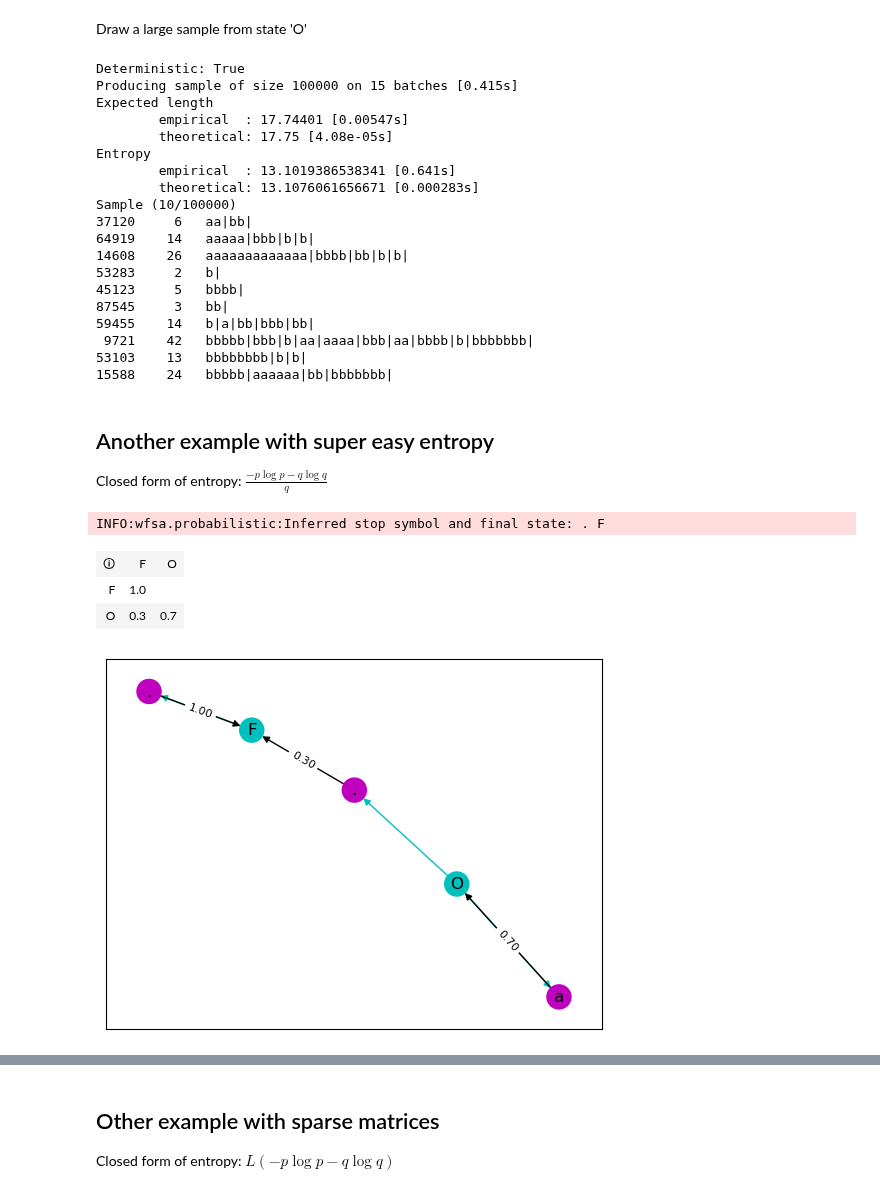
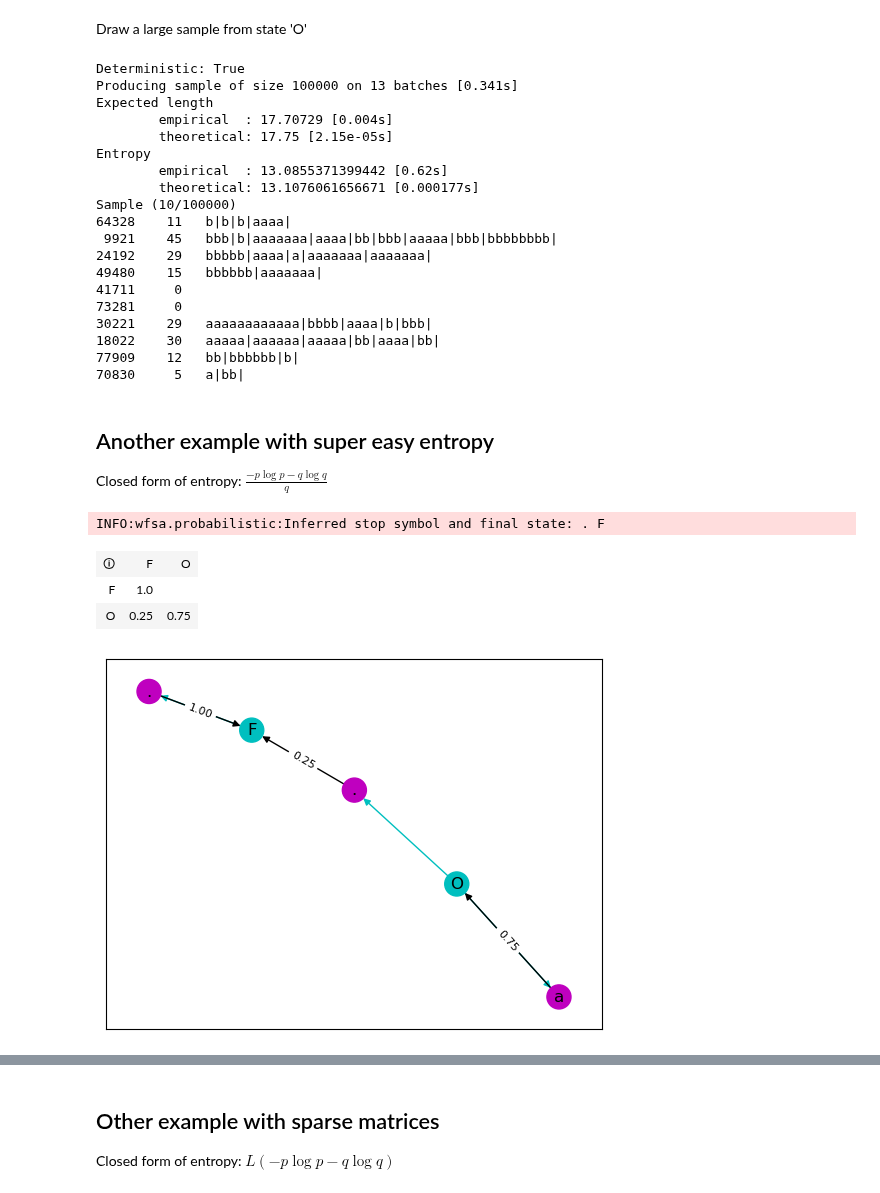
Before and after one commit to jmandreoli/WFSA, a Jupyter notebook: demo.ipynb, the cells around one changed output, grey strips where cells are left out. Saved outputs shown, nothing was run; the diff lists cells and outputs as text; code cells hidden in the pictures.

```diff
--- a/demo.ipynb
+++ b/demo.ipynb
@@ -74,44 +73,44 @@ INFO:wfsa.probabilistic:Inferred stop symbol and final state: . F
 # %% [markdown]
 Draw a large sample from state 'O'
 # %%
-sample = test(X,100000,start='O')
+test(X,100000,start='O')
 # %% [output]
 Deterministic: True
-Producing sample of size 100000 on 15 batches [0.415s]
+Producing sample of size 100000 on 13 batches [0.341s]
 Expected length
-        empirical  : 17.74401 [0.00547s]
-        theoretical: 17.75 [4.08e-05s]
+        empirical  : 17.70729 [0.004s]
+        theoretical: 17.75 [2.15e-05s]
 Entropy
-        empirical  : 13.1019386538341 [0.641s]
-        theoretical: 13.1076061656671 [0.000283s]
+        empirical  : 13.0855371399442 [0.62s]
+        theoretical: 13.1076061656671 [0.000177s]
 Sample (10/100000)
-37120     6   aa|bb|
-64919    14   aaaaa|bbb|b|b|
-14608    26   aaaaaaaaaaaaa|bbbb|bb|b|b|
-53283     2   b|
-45123     5   bbbb|
-87545     3   bb|
-59455    14   b|a|bb|bbb|bb|
- 9721    42   bbbbb|bbb|b|aa|aaaa|bbb|aa|bbbb|b|bbbbbbb|
-53103    13   bbbbbbbb|b|b|
-15588    24   bbbbb|aaaaaa|bb|bbbbbbb|
+64328    11   b|b|b|aaaa|
+ 9921    45   bbb|b|aaaaaaa|aaaa|bb|bbb|aaaaa|bbb|bbbbbbbb|
+24192    29   bbbbb|aaaa|a|aaaaaaa|aaaaaaa|
+49480    15   bbbbbb|aaaaaaa|
+41711     0
+73281     0
+30221    29   aaaaaaaaaaaa|bbbb|aaaa|b|bbb|
+18022    30   aaaaa|aaaaaa|aaaaa|bb|aaaa|bb|
+77909    12   bb|bbbbbb|b|
+70830     5   a|bb|
 # %% [markdown]
 ## Another example with super easy entropy
 
 Closed form of entropy: $\frac{-p\log p-q\log q}{q}$
 # %%
-p = .7; q = 1.-p
+p = .75; q = 1.-p
 X = PFSA.from_str(f'''
 F->F . 1.
 O->O a {p}
 O->F . {q}
 ''')
 X.draw(k=2,K=1)
 X
 # %% [output]
 INFO:wfsa.probabilistic:Inferred stop symbol and final state: . F
 | 🛈 | F | O |
 | F | 1.0 |  |
-| O | 0.3 | 0.7 |
+| O | 0.25 | 0.75 |
 [figure]
 # %%
```
Also changed, not shown: parts of 9 cells of this notebook, 1 other file.
